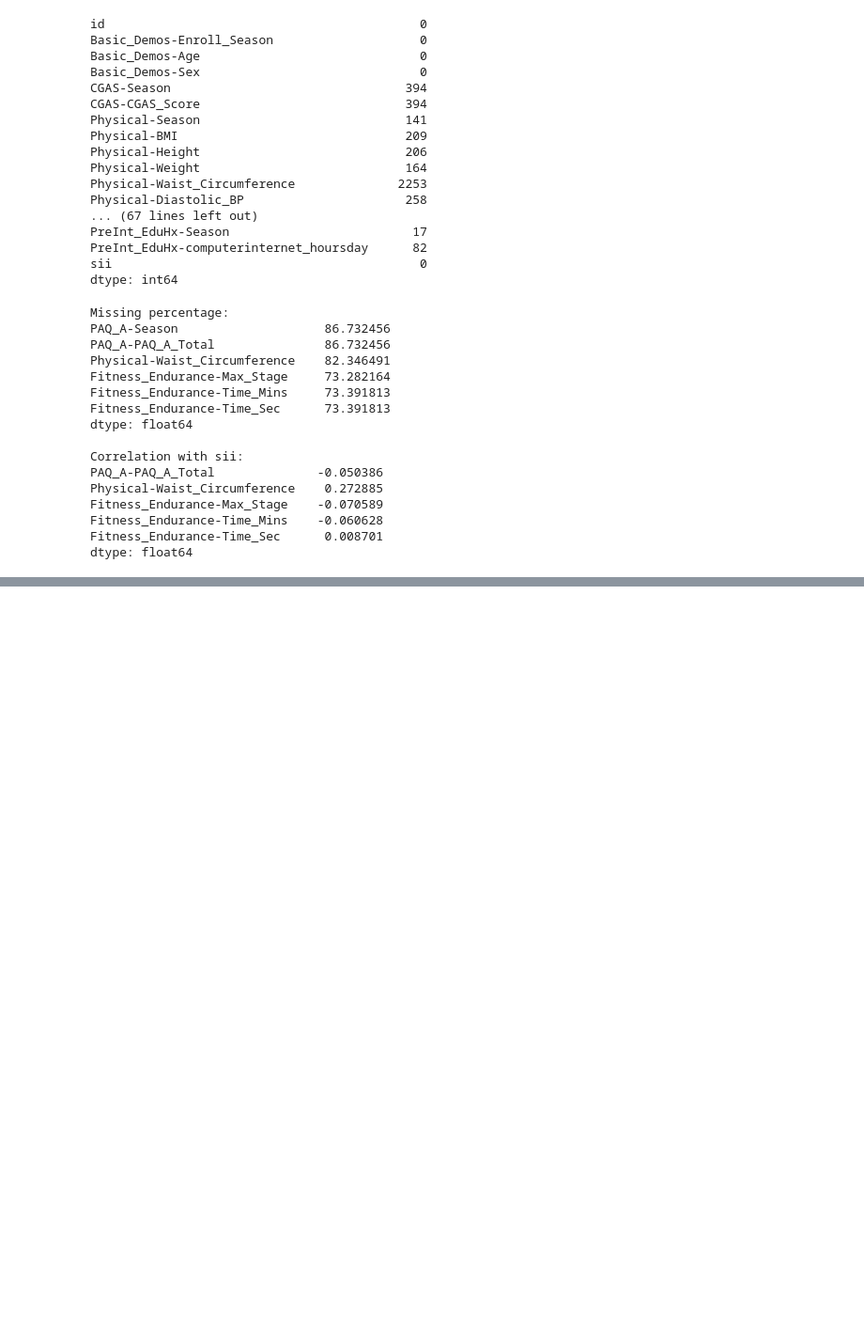
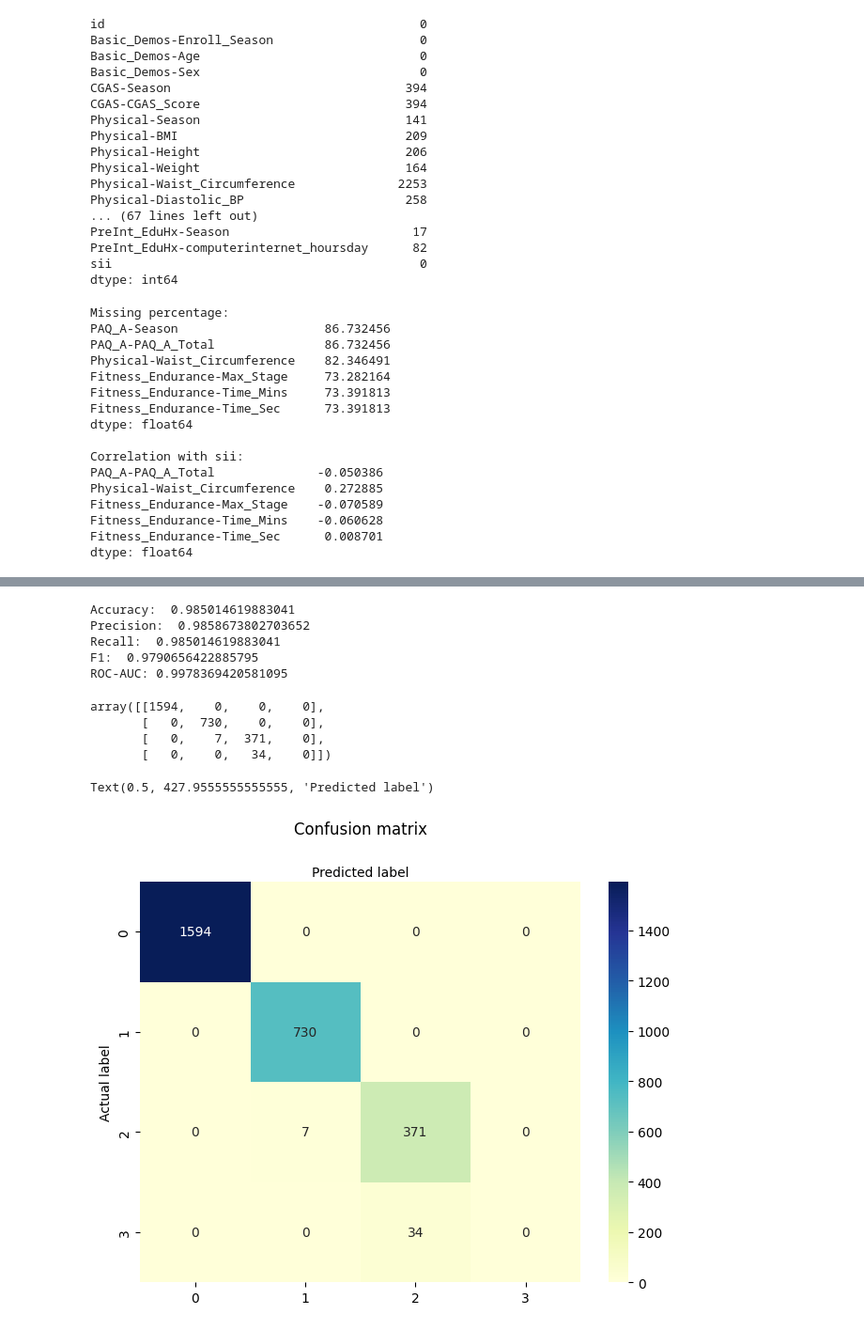
Before and after one commit to CeliePierre/Problematic-Internet-Use, a Jupyter notebook: kaggle-notebook.ipynb, the cells around one changed output, grey strips where cells are left out. Shown at 94% size. Cells and saved outputs as stored; diff of their text form; code cells hidden in the pictures; blank space fills up the shorter version.

```diff
--- a/kaggle-notebook.ipynb
+++ b/kaggle-notebook.ipynb
@@ -492,0 +589,49 @@ memory usage: 1.6+ MB
+# %%
+# Get scores (accuracy, precision, recall, f1, roc-auc)
+y_pred = clf.predict(X_train.values)
+y_pred_proba = clf.predict_proba(X_train.values)
+
+accuracy = accuracy_score(y_train, y_pred)
+precision = precision_score(y_train, y_pred, average='weighted', zero_division=1)
+recall = recall_score(y_train, y_pred, average='weighted')
+f1 = f1_score(y_train, y_pred, average='weighted')
+roc_auc = roc_auc_score(y_train, y_pred_proba, multi_class='ovr')
+
+# Print the scores
+print('Accuracy: ', accuracy)
+print('Precision: ', precision)
+print('Recall: ', recall)
+print('F1: ', f1)
+print('ROC-AUC:', roc_auc)
+# %% [output]
+Accuracy:  0.985014619883041
+Precision:  0.9858673802703652
+Recall:  0.985014619883041
+F1:  0.9790656422885795
+ROC-AUC: 0.9978369420581095
+# %%
+from sklearn import metrics
+
+cnf_matrix = metrics.confusion_matrix(y_train, y_pred)
+cnf_matrix
+# %% [output]
+array([[1594,    0,    0,    0],
+       [   0,  730,    0,    0],
+       [   0,    7,  371,    0],
+       [   0,    0,   34,    0]])
+# %%
+class_names=[0,1]
+fig, ax = plt.subplots()
+tick_marks = np.arange(len(class_names))
+plt.xticks(tick_marks, class_names)
+plt.yticks(tick_marks, class_names)
+# create heatmap
+sns.heatmap(pd.DataFrame(cnf_matrix), annot=True, cmap="YlGnBu" ,fmt='g')
+ax.xaxis.set_label_position("top")
+plt.tight_layout()
+plt.title('Confusion matrix', y=1.1)
+plt.ylabel('Actual label')
+plt.xlabel('Predicted label')
+# %% [output]
+Text(0.5, 427.9555555555555, 'Predicted label')
+[figure, added]
```
Also changed, not shown: parts of 23 cells of this notebook, 1 other file.
